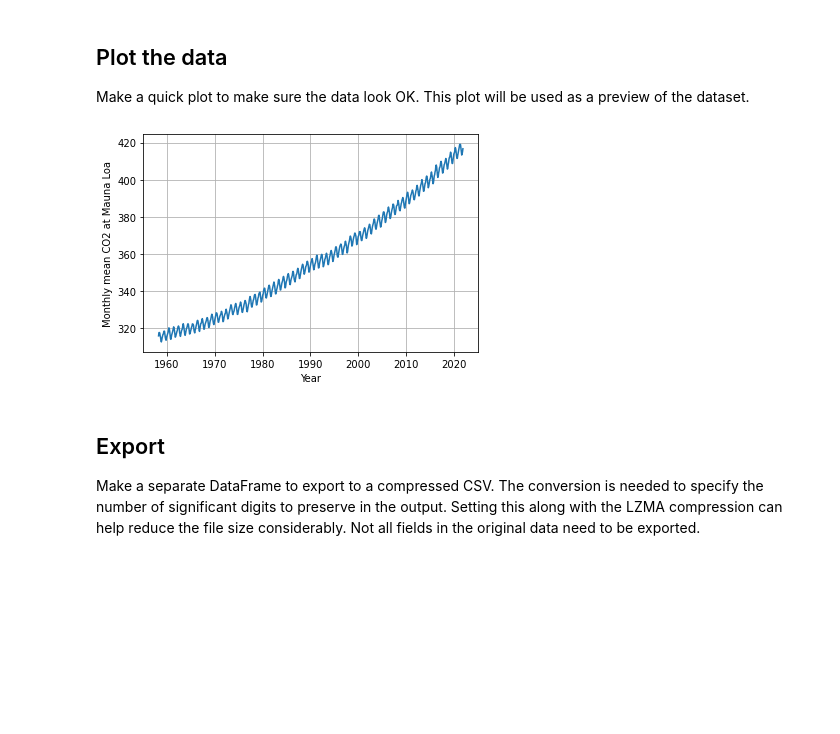
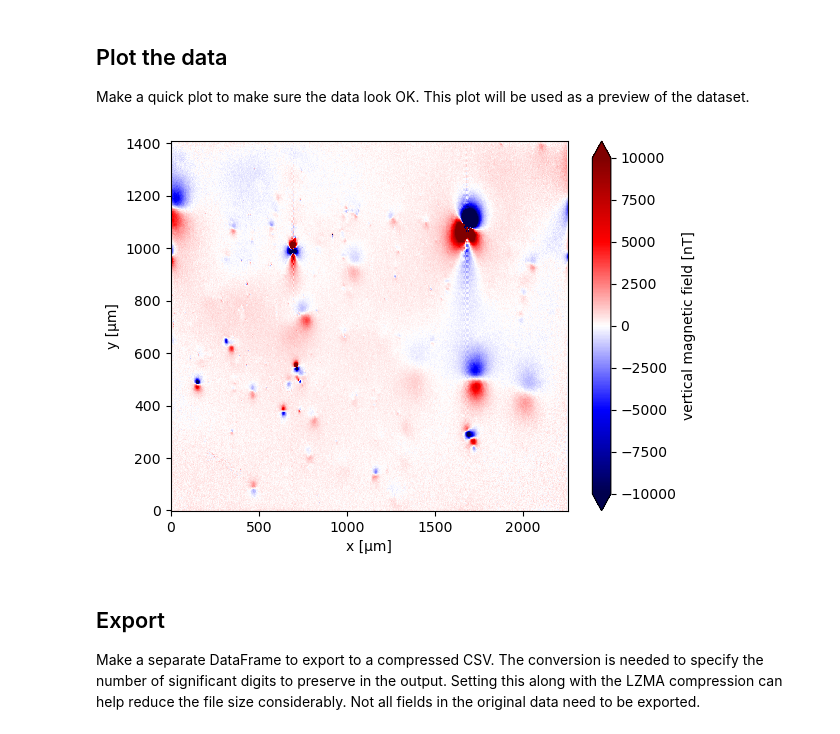
Before and after one commit to fatiando-data/morroco-speleothem-magnetic-microscopy-data, a Jupyter notebook: prepare.ipynb, the cells around one changed output. Cells and saved outputs as stored; diff of their text form; code cells hidden in the pictures; blank space fills up the shorter version.

Commit message:
Plot the data

```diff
--- a/prepare.ipynb
+++ b/prepare.ipynb
@@ -49,15 +50,10 @@ Attributes:
 
 Make a quick plot to make sure the data look OK. This plot will be used as a preview of the dataset.
 # %%
-plt.figure()
-plt.plot(data.year_decimal, data.monthly_average)
-plt.grid()
-plt.xlabel("Year")
-plt.ylabel("Monthly mean CO2 at Mauna Loa")
+data.bz.plot.pcolormesh(cmap="seismic", vmax=10000, vmin=-10000)
 plt.savefig("preview.jpg")
-plt.show()
 # %% [output]
-[figure, old version]
+[figure, new version]
 # %% [markdown]
 ## Export
 
```
Also changed, not shown: parts of 2 cells of this notebook, 1 other file.
